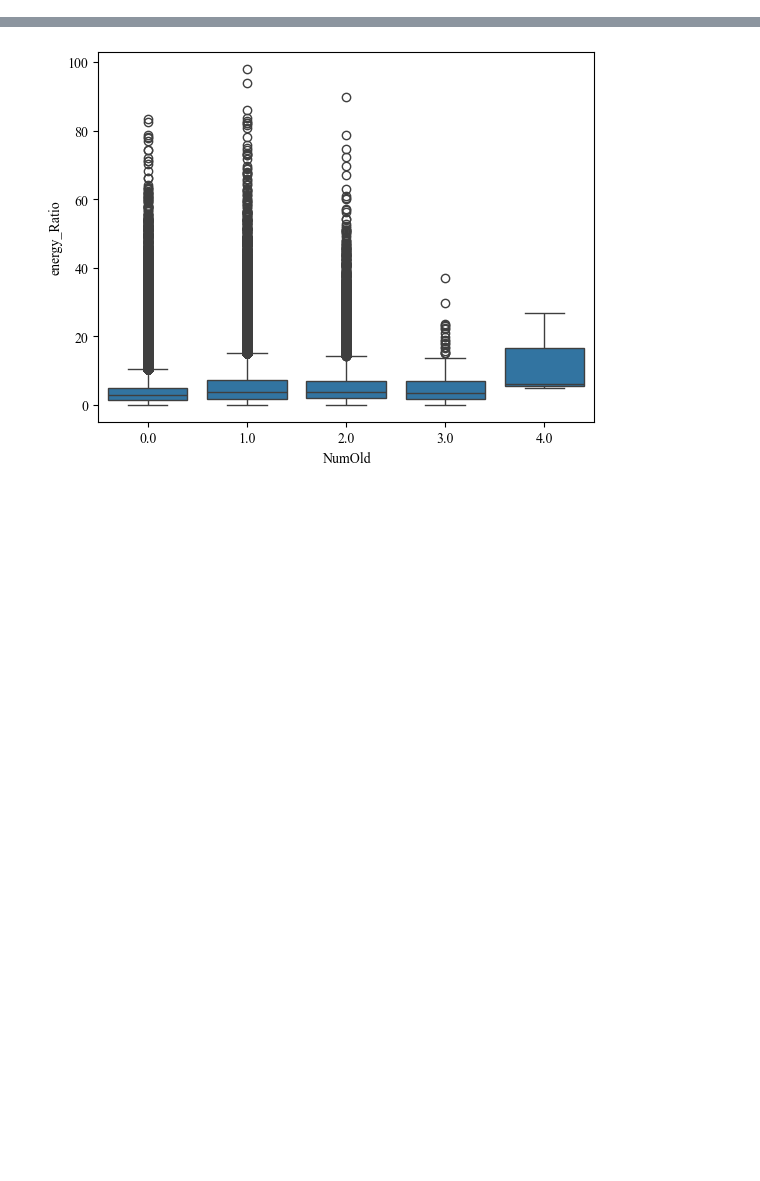
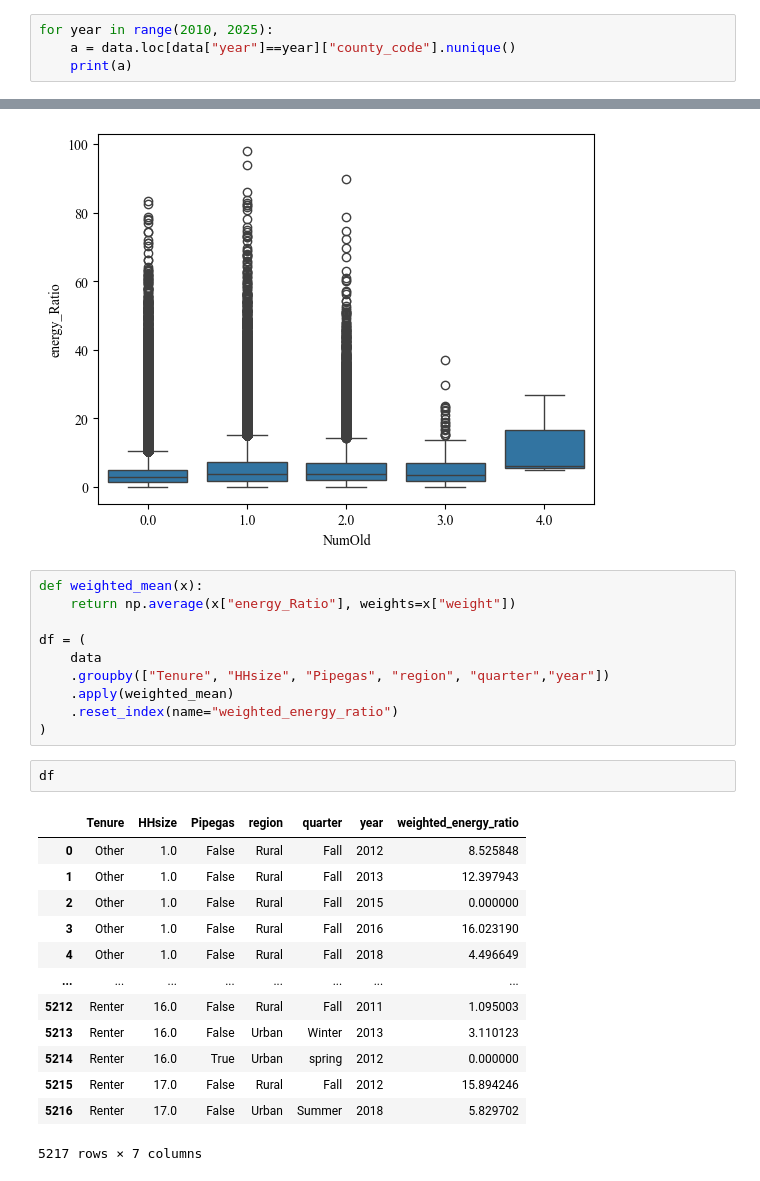
Before and after one commit to sinanarimani/energy-poverty, a Jupyter notebook: evaluation.ipynb, the cells around one changed output, grey strips where cells are left out. Drawn from its saved outputs; the diff is of its cells as text; blank space fills up the shorter version.

```diff
--- a/evaluation.ipynb
+++ b/evaluation.ipynb
@@ -1012,3 +1040,7 @@ _ = tree.plot_tree(e, feature_names = X_train.columns, fontsize=15, ax = ax)
 #data.to_pickle("data.pkl")
 data = pd.read_pickle("data.pkl")
 data["num_child"] = data["NumChild_U5"]+ data["NumChild_B5_7"]+ data["NumChild_B7_18"]+ data["NumChildOver18"]
+# %%
+for year in range(2010, 2025):
+    a = data.loc[data["year"]==year]["county_code"].nunique()
+    print(a)
@@ -1195,3 +1243,29 @@ sns.boxplot(
 plt.show()
 # %% [output]
 [figure]
+# %%
+def weighted_mean(x):
+    return np.average(x["energy_Ratio"], weights=x["weight"])
+
+df = (
+    data
+    .groupby(["Tenure", "HHsize", "Pipegas", "region", "quarter","year"])
+    .apply(weighted_mean)
+    .reset_index(name="weighted_energy_ratio")
+)
+# %%
+df
+# %% [output]
+|  | Tenure | HHsize | Pipegas | region | quarter | year | weighted_energy_ratio |
+| 0 | Other | 1.0 | False | Rural | Fall | 2012 | 8.525848 |
+| 1 | Other | 1.0 | False | Rural | Fall | 2013 | 12.397943 |
+| 2 | Other | 1.0 | False | Rural | Fall | 2015 | 0.000000 |
+| 3 | Other | 1.0 | False | Rural | Fall | 2016 | 16.023190 |
+| 4 | Other | 1.0 | False | Rural | Fall | 2018 | 4.496649 |
+| ... | ... | ... | ... | ... | ... | ... | ... |
+| 5212 | Renter | 16.0 | False | Rural | Fall | 2011 | 1.095003 |
+| 5213 | Renter | 16.0 | False | Urban | Winter | 2013 | 3.110123 |
+| 5214 | Renter | 16.0 | True | Urban | spring | 2012 | 0.000000 |
+| 5215 | Renter | 17.0 | False | Rural | Fall | 2012 | 15.894246 |
+| 5216 | Renter | 17.0 | False | Urban | Summer | 2018 | 5.829702 |
+5217 rows × 7 columns
```
Also changed, not shown: parts of 8 cells of this notebook.
